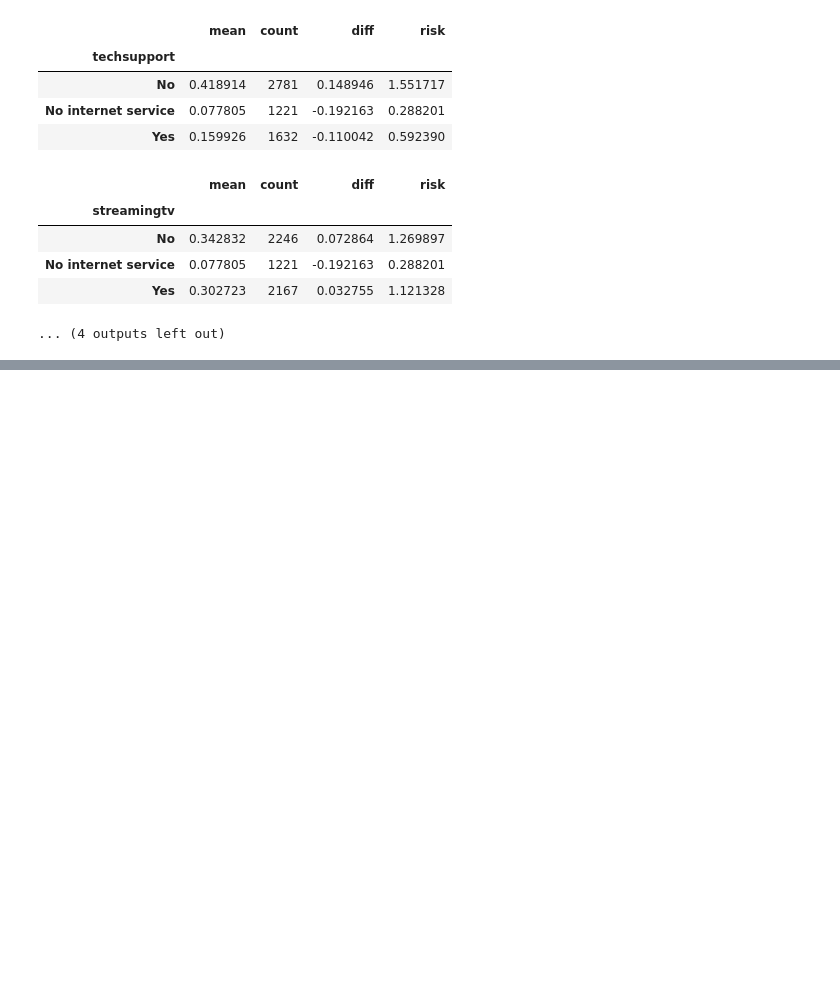
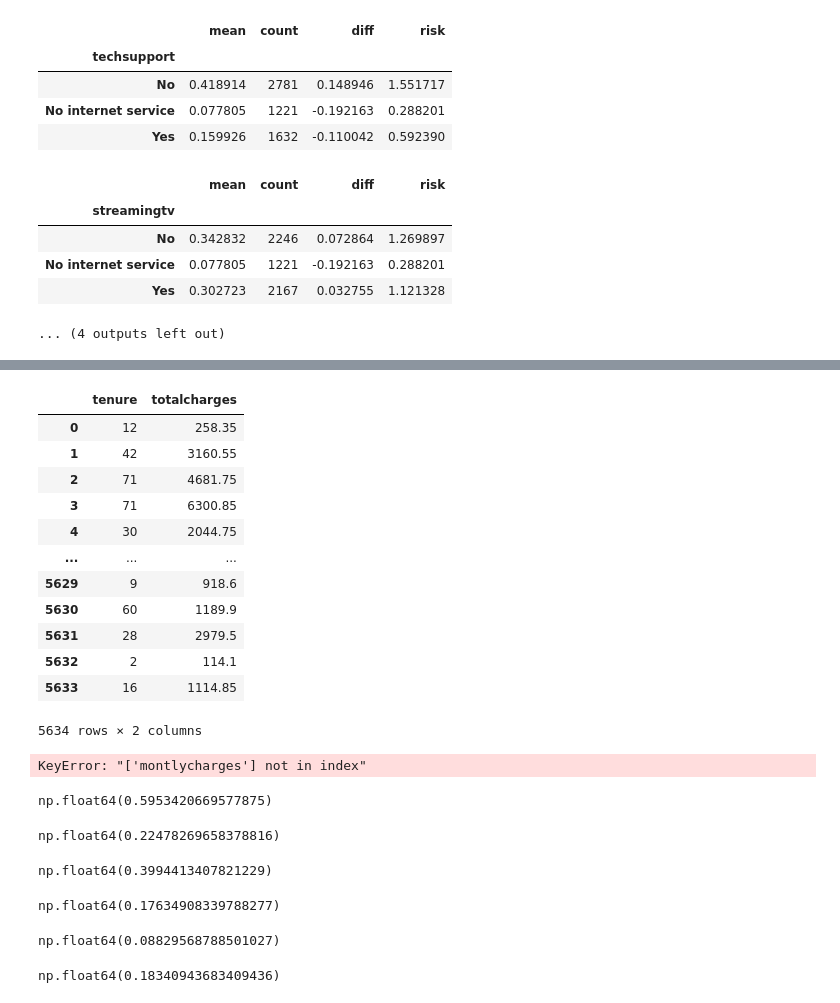
Before and after one commit to bergimax/MLzoomcamp2026, a Jupyter notebook: Week3/Lessons.ipynb, the cells around one changed output, grey strips where cells are left out. Saved outputs shown, nothing was run; the diff lists cells and outputs as text; code cells hidden in the pictures; blank space fills up the shorter version.

```diff
--- a/Week3/Lessons.ipynb
+++ b/Week3/Lessons.ipynb
@@ -113,6 +113,7 @@ df[tc.isnull()][['customerid', 'totalcharges']]
 | 6670 | 4075-WKNIU |  |
 | 6754 | 2775-SEFEE |  |
 # %%
+df.totalcharges = pd.to_numeric(df.totalcharges, errors='coerce')
 df.totalcharges = df.totalcharges.fillna(0)
 # %%
 df[tc.isnull()][['customerid', 'totalcharges']]
@@ -284,7 +291,7 @@ totalcharges            str
 churn                 int64
 dtype: object
 # %%
-nunmerical = ['tenure', 'montlycharges', 'totalcharges']
+numerical = ['tenure',  'totalcharges'] #'montlycharges',
 # %%
 df_full_train.columns
 # %% [output]
@@ -461,0 +529,44 @@ for c in categorical:
+# %%
+df_full_train[numerical]
+# %% [output]
+|  | tenure | totalcharges |
+| 0 | 12 | 258.35 |
+| 1 | 42 | 3160.55 |
+| 2 | 71 | 4681.75 |
+| 3 | 71 | 6300.85 |
+| 4 | 30 | 2044.75 |
+| ... | ... | ... |
+| 5629 | 9 | 918.6 |
+| 5630 | 60 | 1189.9 |
+| 5631 | 28 | 2979.5 |
+| 5632 | 2 | 114.1 |
+| 5633 | 16 | 1114.85 |
+5634 rows × 2 columns
+# %%
+df_full_train[numerical].corrwith(df_full_train.churn)
+# %% [output]
+KeyError: "['montlycharges'] not in index"
+# %%
+df_full_train[df_full_train.tenure <=2].churn.mean()
+# %% [output]
+np.float64(0.5953420669577875)
+# %%
+df_full_train[df_full_train.tenure >2].churn.mean()
+# %% [output]
+np.float64(0.22478269658378816)
+# %%
+df_full_train[(df_full_train.tenure >2) & (df_full_train.tenure <=12) ].churn.mean()
+# %% [output]
+np.float64(0.3994413407821229)
+# %%
+df_full_train[df_full_train.tenure > 12].churn.mean()
+# %% [output]
+np.float64(0.17634908339788277)
+# %%
+df_full_train[df_full_train.monthlycharges <20].churn.mean()
+# %% [output]
+np.float64(0.08829568788501027)
+# %%
+df_full_train[(df_full_train.monthlycharges >20) & (df_full_train.monthlycharges <=50) ].churn.mean()
+# %% [output]
+np.float64(0.18340943683409436)
```
Also changed, not shown: parts of 31 cells of this notebook.
